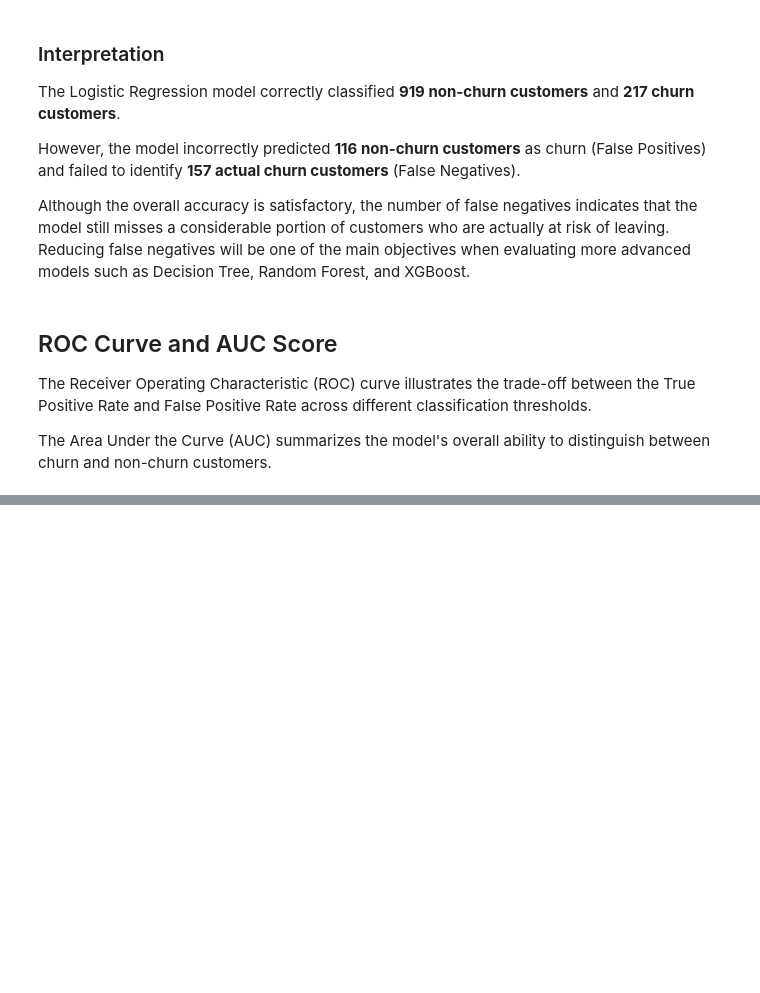
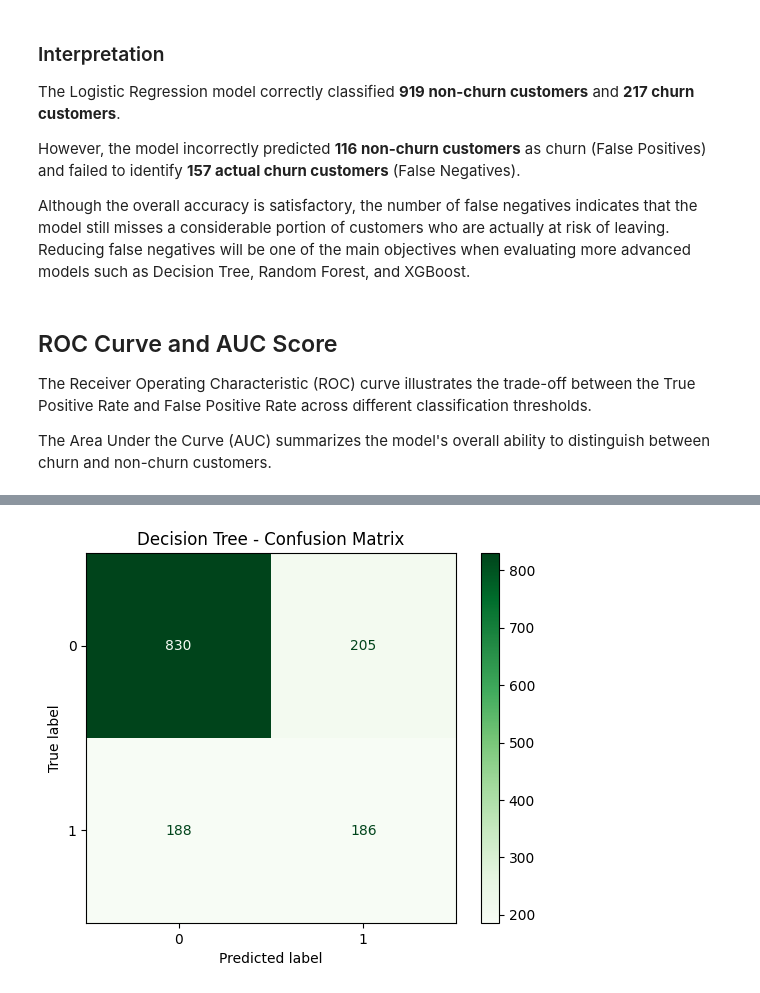
Before and after one commit to yarenyavuz/telecom-customer-retention-intelligence-platform, a Jupyter notebook: notebooks/04_model_development.ipynb, the cells around one changed output, grey strips where cells are left out. Cells and saved outputs as stored; diff of their text form; code cells hidden in the pictures; blank space fills up the shorter version.

```diff
--- a/notebooks/04_model_development.ipynb
+++ b/notebooks/04_model_development.ipynb
@@ -171,0 +217,6 @@ The Area Under the Curve (AUC) summarizes the model's overall ability to disting
+# %%
+decision_tree = DecisionTreeClassifier(
+    random_state=42
+)
+
+print(decision_tree)
@@ -171,0 +229,4 @@ The Area Under the Curve (AUC) summarizes the model's overall ability to disting
+# %%
+decision_tree.fit(X_train, y_train)
+
+print("Decision Tree training completed successfully!")
@@ -171,0 +296,15 @@ The Area Under the Curve (AUC) summarizes the model's overall ability to disting
+# %%
+from sklearn.metrics import ConfusionMatrixDisplay
+import matplotlib.pyplot as plt
+
+ConfusionMatrixDisplay.from_estimator(
+    decision_tree,
+    X_test,
+    y_test,
+    cmap="Greens"
+)
+
+plt.title("Decision Tree - Confusion Matrix")
+plt.show()
+# %% [output]
+[figure, added]
```
Also changed, not shown: parts of 24 cells of this notebook.
